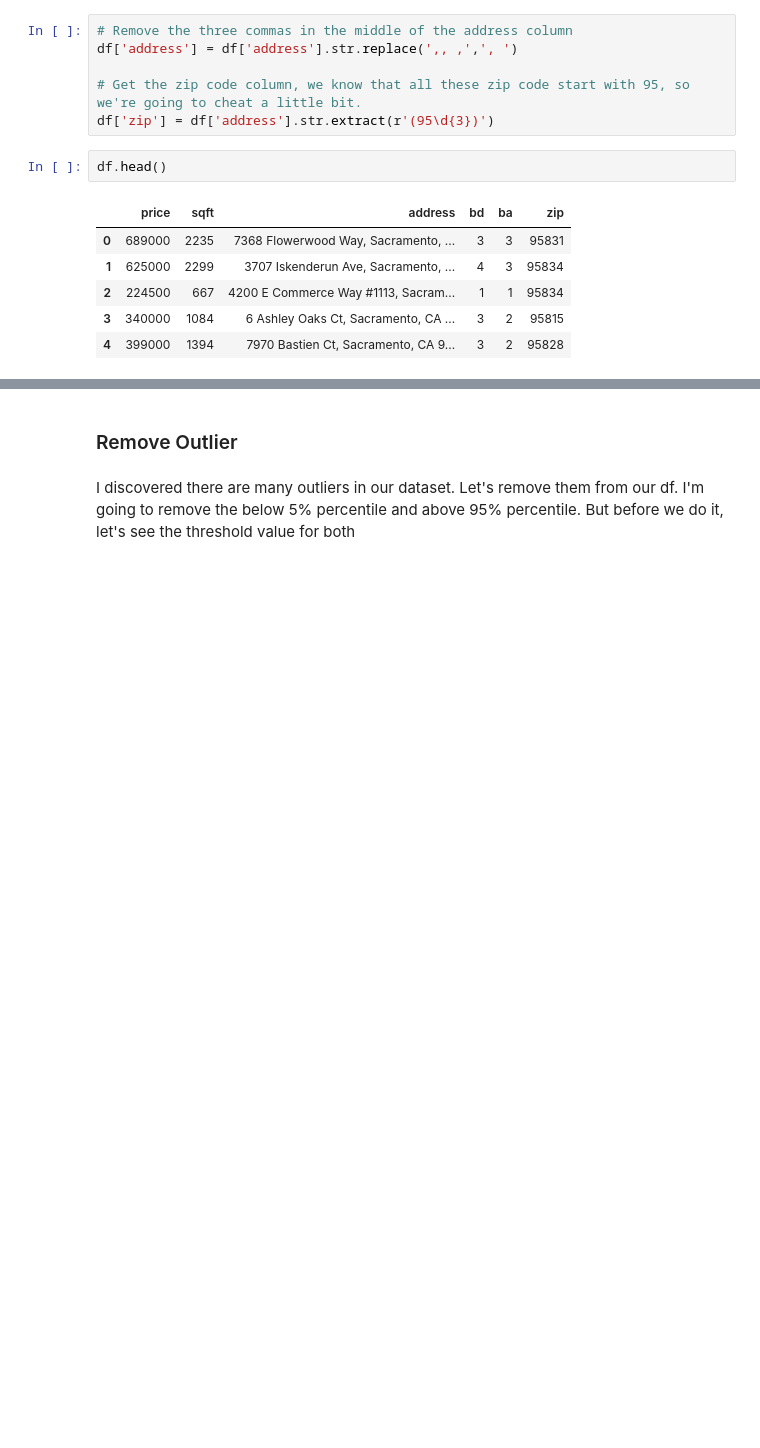
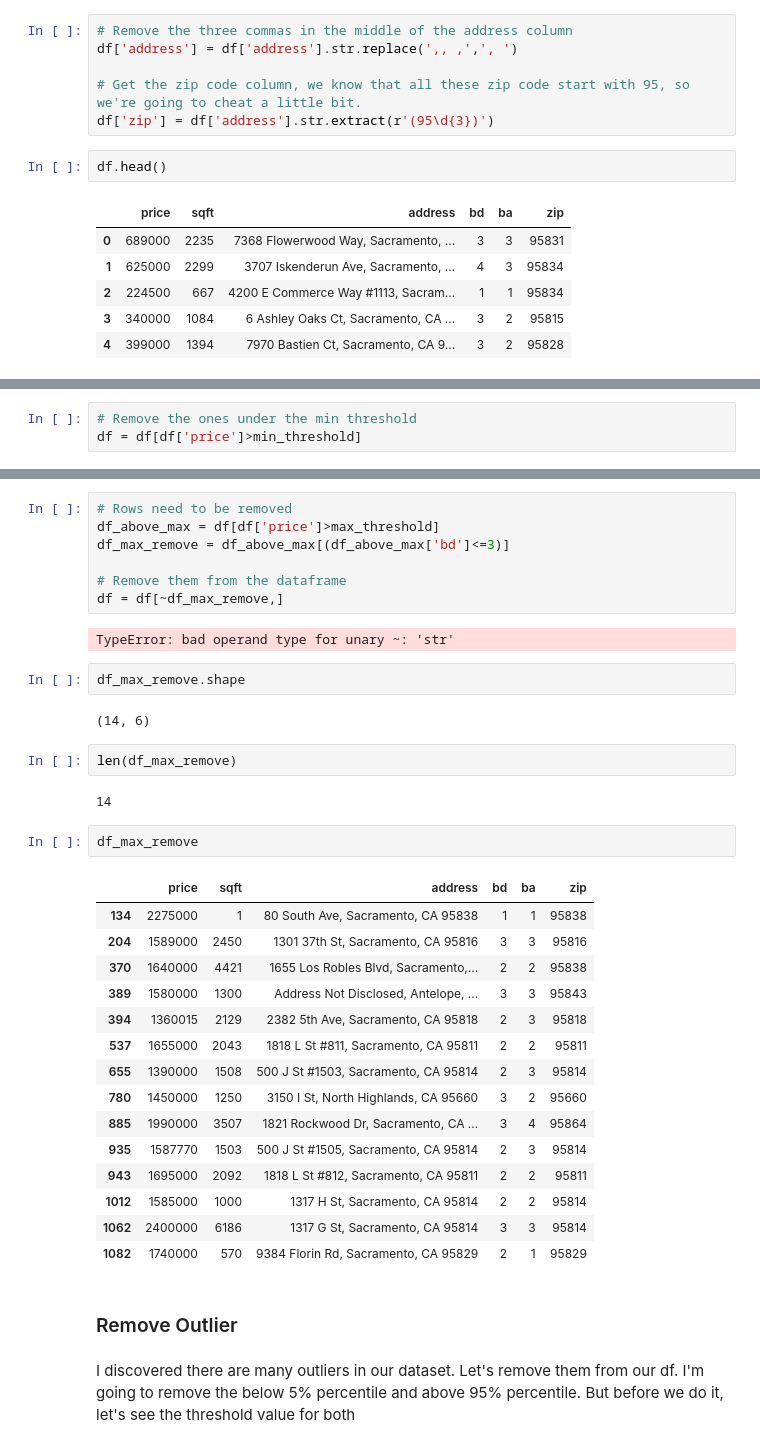
Before and after one commit to PlacidSerene/Housing-Analysis, a Jupyter notebook: House_Prediction.ipynb, the cells around one changed output, grey strips where cells are left out. Drawn from its saved outputs; the diff is of its cells as text; blank space fills up the shorter version.

```diff
--- a/House_Prediction.ipynb
+++ b/House_Prediction.ipynb
@@ -470,0 +435,3 @@ df
+# %%
+# Remove the ones under the min threshold
+df = df[df['price']>min_threshold]
@@ -471,3 +454,38 @@ df
+# %%
+# Rows need to be removed
+df_above_max = df[df['price']>max_threshold]
+df_max_remove = df_above_max[(df_above_max['bd']<=3)]
+
+# Remove them from the dataframe
+df = df[~df_max_remove,]
+# %% [output]
+TypeError: bad operand type for unary ~: 'str'
+# %%
+df_max_remove.shape
+# %% [output]
+(14, 6)
+# %%
+len(df_max_remove)
+# %% [output]
+14
+# %%
+df_max_remove
+# %% [output]
+|  | price | sqft | address | bd | ba | zip |
+| 134 | 2275000 | 1 | 80 South Ave, Sacramento, CA 95838 | 1 | 1 | 95838 |
+| 204 | 1589000 | 2450 | 1301 37th St, Sacramento, CA 95816 | 3 | 3 | 95816 |
+| 370 | 1640000 | 4421 | 1655 Los Robles Blvd, Sacramento,... | 2 | 2 | 95838 |
+| 389 | 1580000 | 1300 | Address Not Disclosed, Antelope, ... | 3 | 3 | 95843 |
+| 394 | 1360015 | 2129 | 2382 5th Ave, Sacramento, CA 95818 | 2 | 3 | 95818 |
+| 537 | 1655000 | 2043 | 1818 L St #811, Sacramento, CA 95811 | 2 | 2 | 95811 |
+| 655 | 1390000 | 1508 | 500 J St #1503, Sacramento, CA 95814 | 2 | 3 | 95814 |
+| 780 | 1450000 | 1250 | 3150 I St, North Highlands, CA 95660 | 3 | 2 | 95660 |
+| 885 | 1990000 | 3507 | 1821 Rockwood Dr, Sacramento, CA ... | 3 | 4 | 95864 |
+| 935 | 1587770 | 1503 | 500 J St #1505, Sacramento, CA 95814 | 2 | 3 | 95814 |
+| 943 | 1695000 | 2092 | 1818 L St #812, Sacramento, CA 95811 | 2 | 2 | 95811 |
+| 1012 | 1585000 | 1000 | 1317 H St, Sacramento, CA 95814 | 2 | 2 | 95814 |
+| 1062 | 2400000 | 6186 | 1317 G St, Sacramento, CA 95814 | 3 | 3 | 95814 |
+| 1082 | 1740000 | 570 | 9384 Florin Rd, Sacramento, CA 95829 | 2 | 1 | 95829 |
 # %% [markdown]
 ### Remove Outlier
 # %% [markdown]
```
Also changed, not shown: parts of 30 cells of this notebook.
